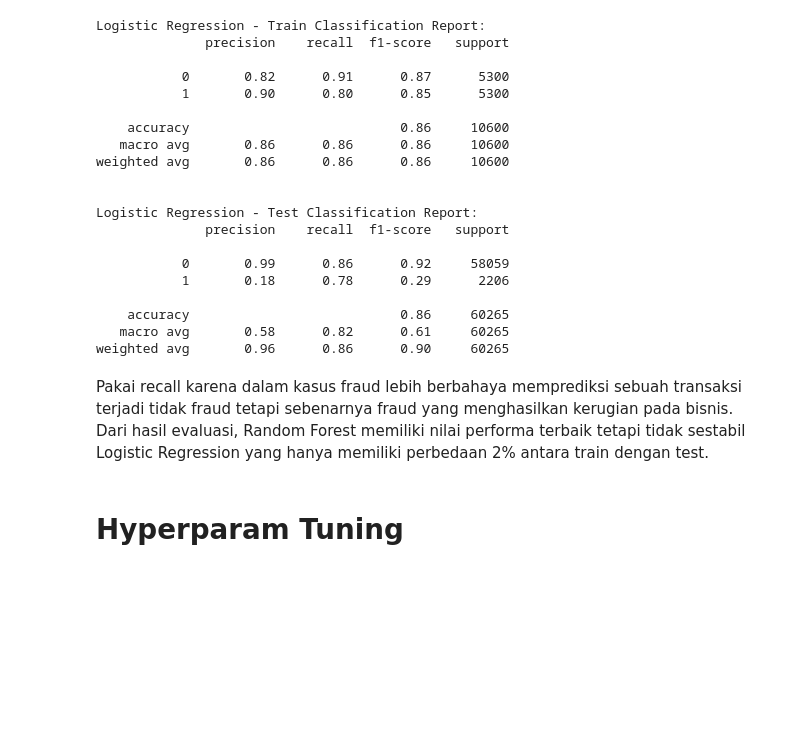
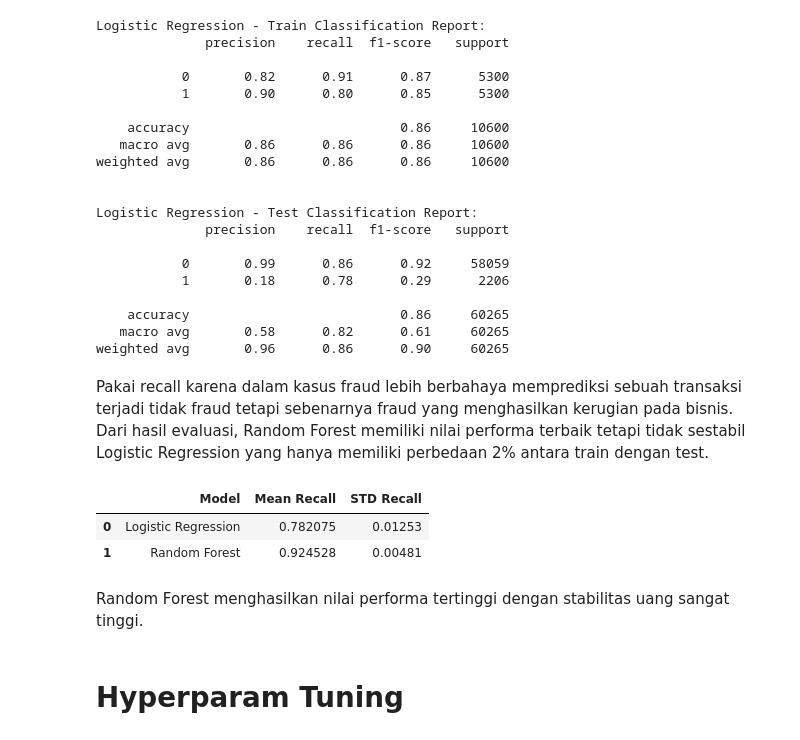
Before and after one commit to FTDS-assignment-bay/p2-final-project-ftds-025-hck-group-001, a Jupyter notebook: modeling.ipynb, the cells around one changed output. Saved outputs shown, nothing was run; the diff lists cells and outputs as text; code cells hidden in the pictures; blank space fills up the shorter version.

```diff
--- a/modeling.ipynb
+++ b/modeling.ipynb
@@ -185,6 +210,22 @@ Logistic Regression - Test Classification Report:
 weighted avg       0.96      0.86      0.90     60265
 # %% [markdown]
 Pakai recall karena dalam kasus fraud lebih berbahaya memprediksi sebuah transaksi terjadi tidak fraud tetapi sebenarnya fraud yang menghasilkan kerugian pada bisnis. Dari hasil evaluasi, Random Forest memiliki nilai performa terbaik tetapi tidak sestabil Logistic Regression yang hanya memiliki perbedaan 2% antara train dengan test.
+# %%
+# Membuat dataframe untuk komparasi
+comparison_df = pd.DataFrame({
+    'Model': ['Logistic Regression', 'Random Forest'],
+    'Mean Recall': [cv_scores_lg.mean(), cv_scores_rf.mean()],
+    'STD Recall': [cv_scores_lg.std(), cv_scores_rf.std()]
+})
+
+# Menampilkan dataframe
+comparison_df
+# %% [output]
+|  | Model | Mean Recall | STD Recall |
+| 0 | Logistic Regression | 0.782075 | 0.01253 |
+| 1 | Random Forest | 0.924528 | 0.00481 |
+# %% [markdown]
+Random Forest menghasilkan nilai performa tertinggi dengan stabilitas uang sangat tinggi.
 # %% [markdown]
 # Hyperparam Tuning
 # %%
```
Also changed, not shown: parts of 7 cells of this notebook.
